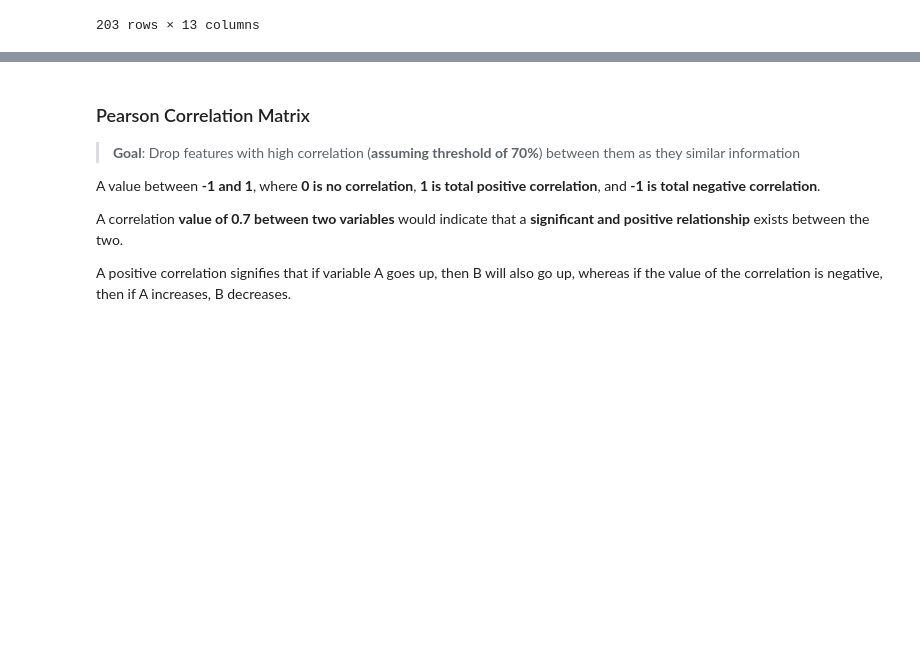
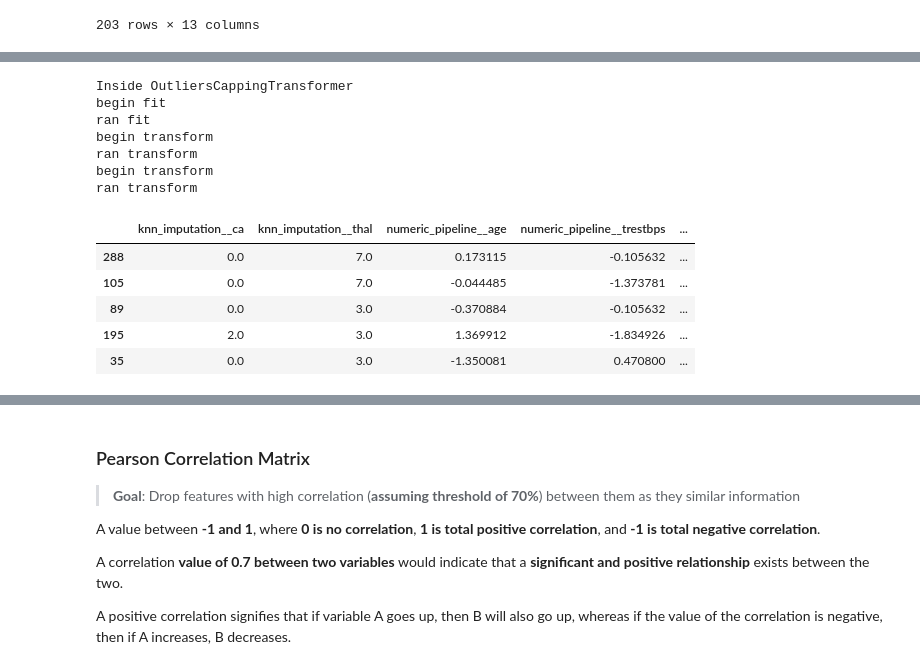
Before and after one commit to HussainAhmed202/MLProject, a Jupyter notebook: notebooks/heart_disease_prediction.ipynb, the cells around one changed output, grey strips where cells are left out. Drawn from its saved outputs; the diff is of its cells as text; code cells hidden in the pictures; blank space fills up the shorter version.

```diff
--- a/notebooks/heart_disease_prediction.ipynb
+++ b/notebooks/heart_disease_prediction.ipynb
@@ -648,0 +790,29 @@ pd.concat([X_train[categorical_feat],mms.fit_transform(X_train[numeric_feat])],a
+# %%
+# x_train_std_knn
+
+preprocessor2 = ColumnTransformer(
+    transformers = [
+        ("knn_imputation", categorical_pipelines['knn'], ['ca','thal']),
+        ("numeric_pipeline", numeric_pipelines['ss'], numeric_feat)
+    ],
+    remainder = "passthrough"
+).set_output(transform='pandas')
+
+
+x_train_std_knn = preprocessor2.fit_transform(X_train,y_train)
+x_test_std_knn = preprocessor2.transform(X_test)
+x_train_std_knn.sample(5)
+# %% [output]
+Inside OutliersCappingTransformer
+begin fit
+ran fit
+begin transform
+ran transform
+begin transform
+ran transform
+|  | knn_imputation__ca | knn_imputation__thal | numeric_pipeline__age | numeric_pipeline__trestbps | ... |
+| 288 | 0.0 | 7.0 | 0.173115 | -0.105632 | ... |
+| 105 | 0.0 | 7.0 | -0.044485 | -1.373781 | ... |
+| 89 | 0.0 | 3.0 | -0.370884 | -0.105632 | ... |
+| 195 | 2.0 | 3.0 | 1.369912 | -1.834926 | ... |
+| 35 | 0.0 | 3.0 | -1.350081 | 0.470800 | ... |
```
Also changed, not shown: parts of 14 cells of this notebook.
